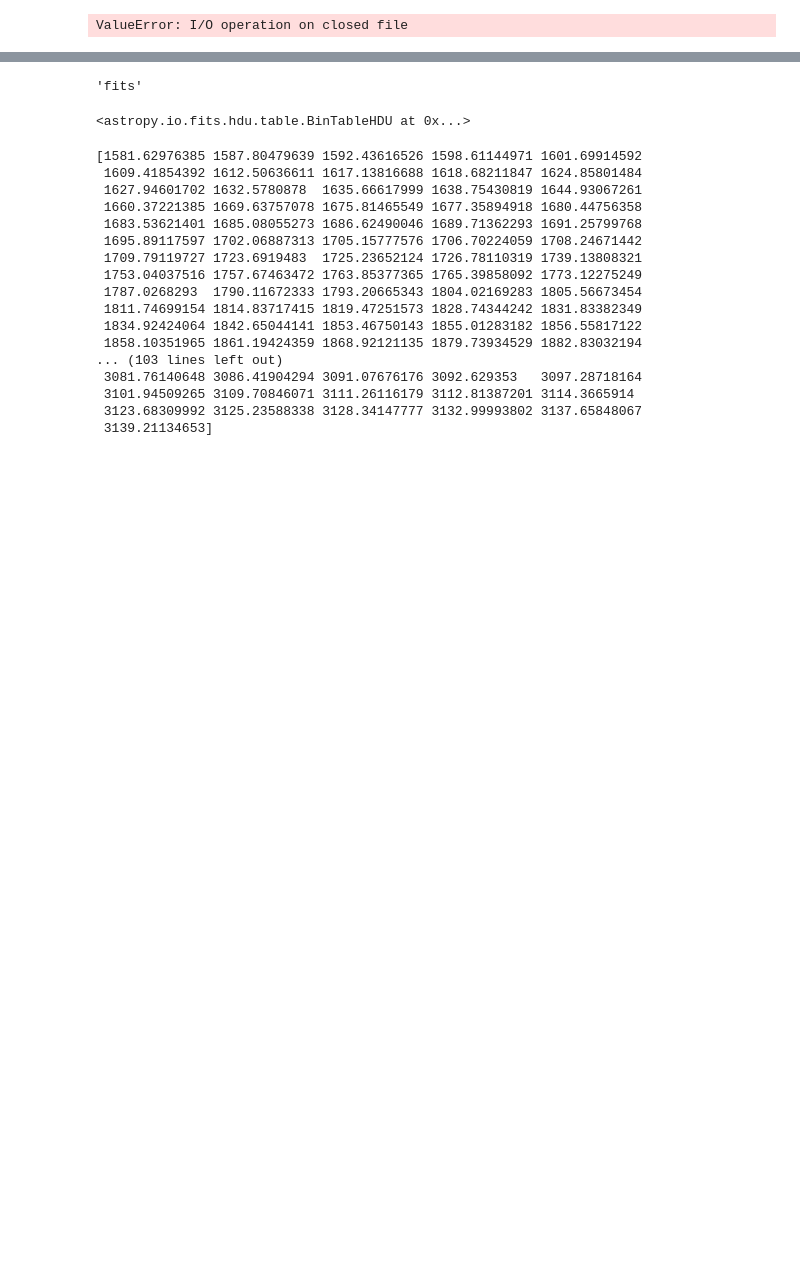
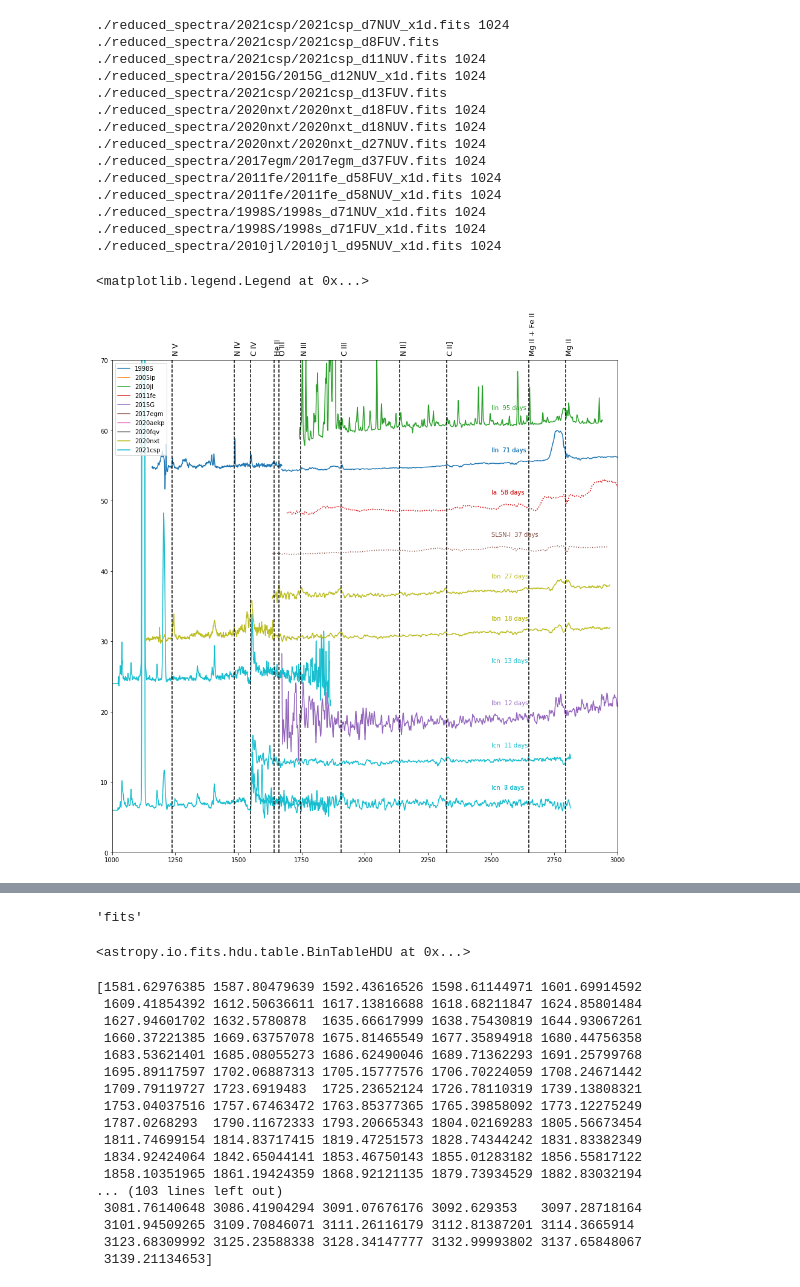
Before and after one commit to Anika019/UV_interaction_SN, a Jupyter notebook: plot.ipynb, the cells around one changed output, grey strips where cells are left out. Saved outputs shown, nothing was run; the diff lists cells and outputs as text; code cells hidden in the pictures; blank space fills up the shorter version.

Commit message:
update plot

```diff
--- a/plot.ipynb
+++ b/plot.ipynb
@@ -114,4 +61,0 @@ plt.ylim(-5, 110)
-# %%
-f[1].data['WAVELENGTH'][0][g]
-# %% [output]
-ValueError: I/O operation on closed file
@@ -117,0 +84,70 @@ ValueError: I/O operation on closed file
+# %%
+from astropy.convolution import Gaussian1DKernel, convolve
+
+plt.figure(figsize=(15, 15))
+g = Gaussian1DKernel(stddev=1)
+
+wav_bin = np.zeros(1024)
+f_bin = np.zeros(1024)
+
+j = 0
+color_dict = {}
+colorcode = 0
+#Set up Legend
+for name in at.unique(spec_log, keys = 'name')['name']:
+    color_dict[name] = 'C'+str(colorcode)
+    colorcode+=1
+    #plt.scatter([0,1], [0,1], color = color_dict[name], label = name)
+    plt.plot([0,1], [0,1], color = color_dict[name], label = name)
+
+shift = 0
+
+for i in range(len(spec_log)):
+    spec=  spec_log[i]
+    z = z_dict[spec['name']]
+    if (type_dict[spec['name']][-1] !='n')& (type_dict[spec['name']][-1]!='M'):
+        linestyle = ':'
+    else:
+        linestyle = '-'
+    if spec['phase']<100 and spec['name']!='2020fqv':
+        if i>0 and (((spec['phase']-spec_log[i-1]['phase'])>1) | (spec['name']!=spec_log[i-1]['name'])):
+            shift+=6
+        if spec['name'] == '2021csp' and 'FUV' in spec['file']:
+            print(spec['file'])
+            plot_spec(spec['file'], color_dict[spec['name']], g, shift = shift, z = z, linestyle = linestyle
+                      , bin_f = True, bin_size = 8)
+        else:
+            plot_spec(spec['file'], color_dict[spec['name']], g, shift = shift, z = z, linestyle = linestyle)
+        plt.text(2500, shift+3, type_dict[spec['name']] + '  '+str(spec['phase'])+' days', color = color_dict[spec['name']])
+
+
+
+xcoords=[1238,1484  ,1548  ,1640  ,1660    ,1746   ,1907   ,2139   ,2323   ,2650           , 2795  ]
+#xcoords=np.asarray(xcoords)*1.e-4
+names=['N V' ,'N IV','C IV','He II','O III','N III','C III','N II]','C II]','Mg II + Fe II','Mg II']
+
+for i in range(len(xcoords)):
+    plt.axvline(x=xcoords[i],ymax=1,color='black',linestyle='--')
+    plt.text(xcoords[i],shift+11,names[i],rotation=90,fontsize=12)
+    #plt.text(xcoords[i],4.6e-17,names[i],rotation=90)
+
+plt.xlim(1000, 3000)
+plt.ylim(0, shift+10)
+plt.legend()
+# %% [output]
+./reduced_spectra/2021csp/2021csp_d7NUV_x1d.fits 1024
+./reduced_spectra/2021csp/2021csp_d8FUV.fits
+./reduced_spectra/2021csp/2021csp_d11NUV.fits 1024
+./reduced_spectra/2015G/2015G_d12NUV_x1d.fits 1024
+./reduced_spectra/2021csp/2021csp_d13FUV.fits
+./reduced_spectra/2020nxt/2020nxt_d18FUV.fits 1024
+./reduced_spectra/2020nxt/2020nxt_d18NUV.fits 1024
+./reduced_spectra/2020nxt/2020nxt_d27NUV.fits 1024
+./reduced_spectra/2017egm/2017egm_d37FUV.fits 1024
+./reduced_spectra/2011fe/2011fe_d58FUV_x1d.fits 1024
+./reduced_spectra/2011fe/2011fe_d58NUV_x1d.fits 1024
+./reduced_spectra/1998S/1998s_d71NUV_x1d.fits 1024
+./reduced_spectra/1998S/1998s_d71FUV_x1d.fits 1024
+./reduced_spectra/2010jl/2010jl_d95NUV_x1d.fits 1024
+<matplotlib.legend.Legend at 0x...>
+[figure, added]
```
Also changed, not shown: parts of 13 cells of this notebook.
